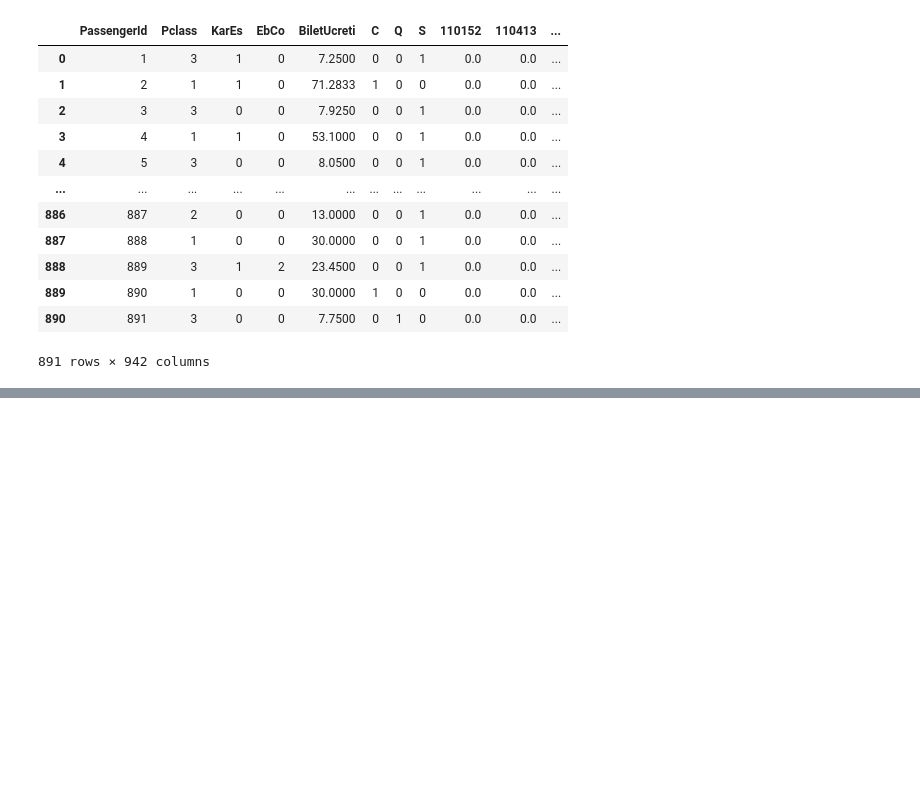
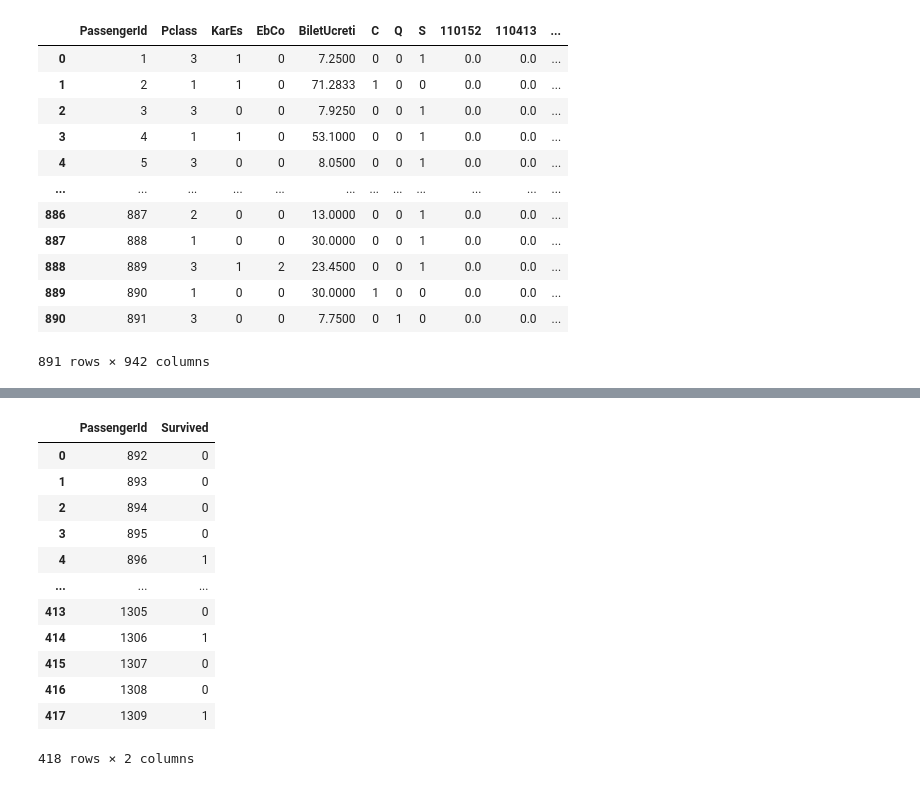
Before and after one commit to vulonviing/machine-learning-practicing, a Jupyter notebook: meşhur titanik competition/titanik.ipynb, the cells around one changed output, grey strips where cells are left out. Saved outputs shown, nothing was run; the diff lists cells and outputs as text; code cells hidden in the pictures; blank space fills up the shorter version.

```diff
--- a/meşhur titanik competition/titanik.ipynb
+++ b/meşhur titanik competition/titanik.ipynb
@@ -1913,0 +1916,8 @@ trainbabaC
+# %%
+from sklearn.model_selection import train_test_split
+from sklearn.metrics import accuracy_score, confusion_matrix, classification_report
+
+X = trainbabaC.drop(['PassengerId', "Survived"], axis=1)
+y = trainbabaC["Survived"]
+
+X_train, X_test, y_train, y_test = train_test_split(X, y, test_size=0.2, random_state=3169)
@@ -1913,0 +2014,9 @@ trainbabaC
+# %%
+from sklearn.ensemble import RandomForestClassifier
+
+# Model initialization and training
+rf = RandomForestClassifier(n_estimators=100, random_state=3169)
+rf.fit(X, y)
+
+# Predictions and evaluation
+rf_y_pred = rf.predict(testbabaC.drop(['PassengerId'], axis=1))
@@ -1913,0 +2057,16 @@ trainbabaC
+# %%
+example
+# %% [output]
+|  | PassengerId | Survived |
+| 0 | 892 | 0 |
+| 1 | 893 | 0 |
+| 2 | 894 | 0 |
+| 3 | 895 | 0 |
+| 4 | 896 | 1 |
+| ... | ... | ... |
+| 413 | 1305 | 0 |
+| 414 | 1306 | 1 |
+| 415 | 1307 | 0 |
+| 416 | 1308 | 0 |
+| 417 | 1309 | 1 |
+418 rows × 2 columns
```
Also changed, not shown: parts of 15 cells of this notebook, 2 other files.
